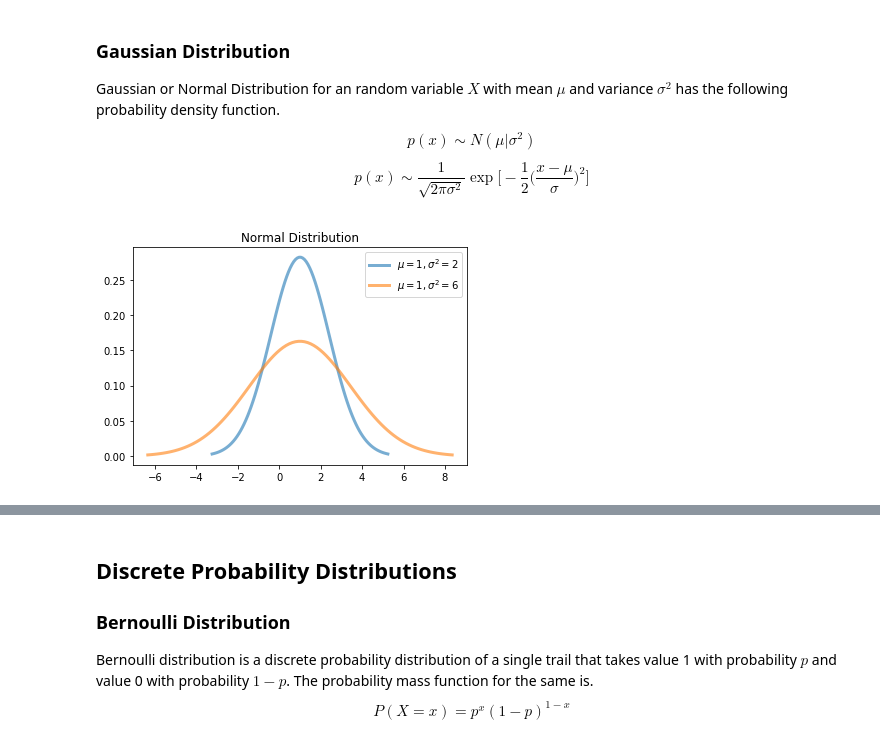
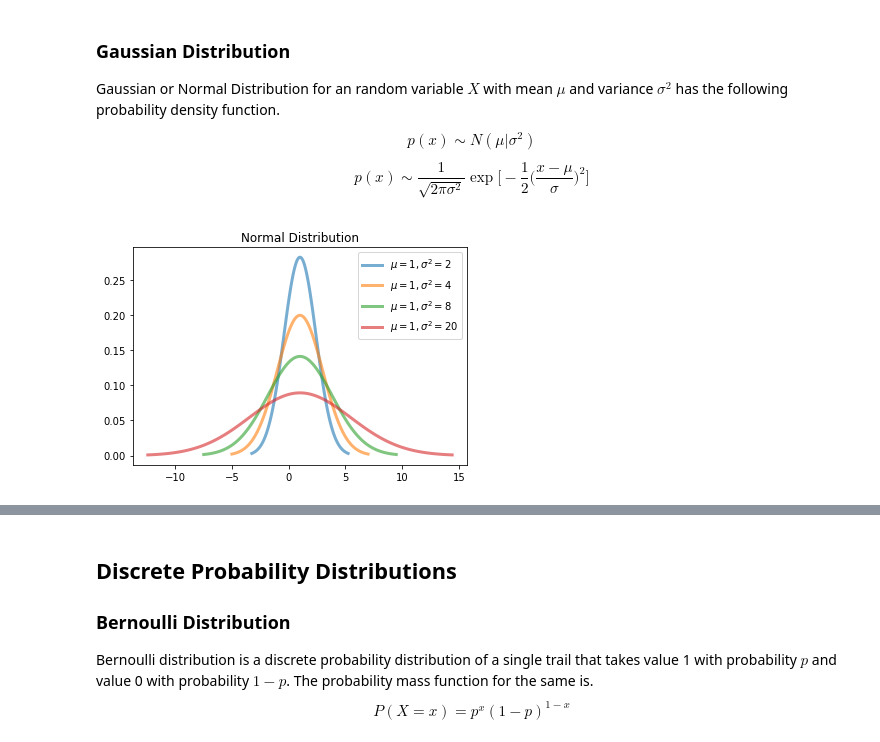
Before and after one commit to dineshladi/datamusings, a Jupyter notebook: _notebooks/2020-04-26-Probability-Distributions.ipynb, the cells around one changed output, grey strips where cells are left out. Drawn from its saved outputs; the diff is of its cells as text; code cells hidden in the pictures.

```diff
--- a/_notebooks/2020-04-26-Probability-Distributions.ipynb
+++ b/_notebooks/2020-04-26-Probability-Distributions.ipynb
@@ -19,19 +19,19 @@ $$ p(x) \sim N(\mu|\sigma^2) $$
 
 $$ p(x) \sim \frac{1}{\sqrt{2\pi\sigma^2}} \exp{ \bigg[-\frac{1}{2}\bigg( \frac{x-\mu}{\sigma}\bigg)^2 \bigg] } $$
 # %%
-##collapse-hide
+#collapse-hide
 from scipy.stats import norm
 from scipy.special import factorial
 import numpy as np
 import matplotlib.pyplot as plt
 
-for mu,var in zip([1,1],[2,6]):
+for mu,var in zip([1,1,1,1],[2,4,8,20]):
     sigma = np.sqrt(var)
     x = np.linspace(mu - 3*sigma, mu + 3*sigma, 100)
     y = norm.pdf(x, mu, sigma)
     plt.plot(x, y, lw=3, alpha=0.6, label= f"$\mu = {mu},\sigma^2 = {var}$")
 plt.legend(loc='best')
 plt.title('Normal Distribution')
 plt.show()
 # %% [output]
-[figure, old version]
+[figure, new version]
```
Also changed, not shown: parts of 3 cells of this notebook.
